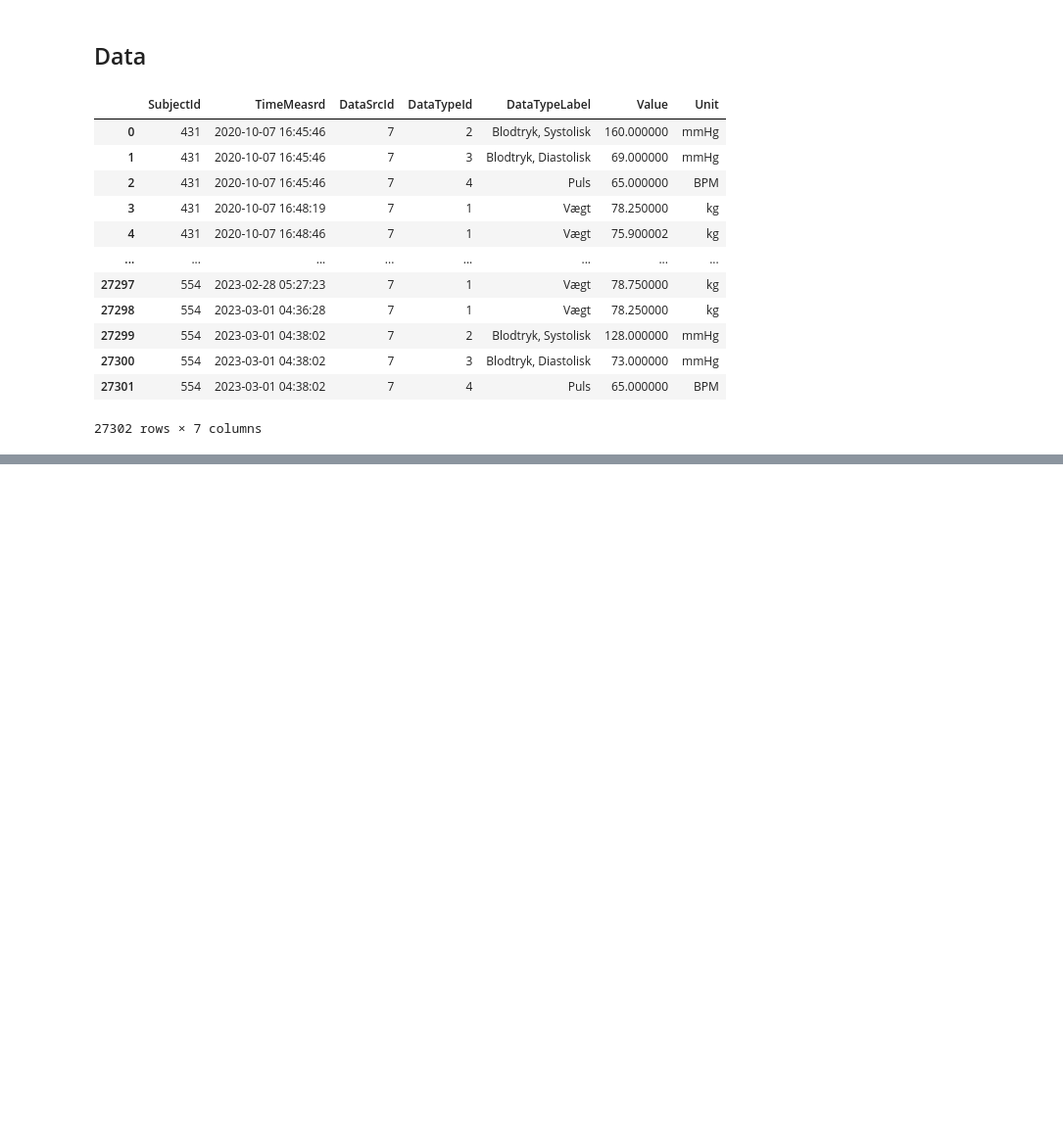
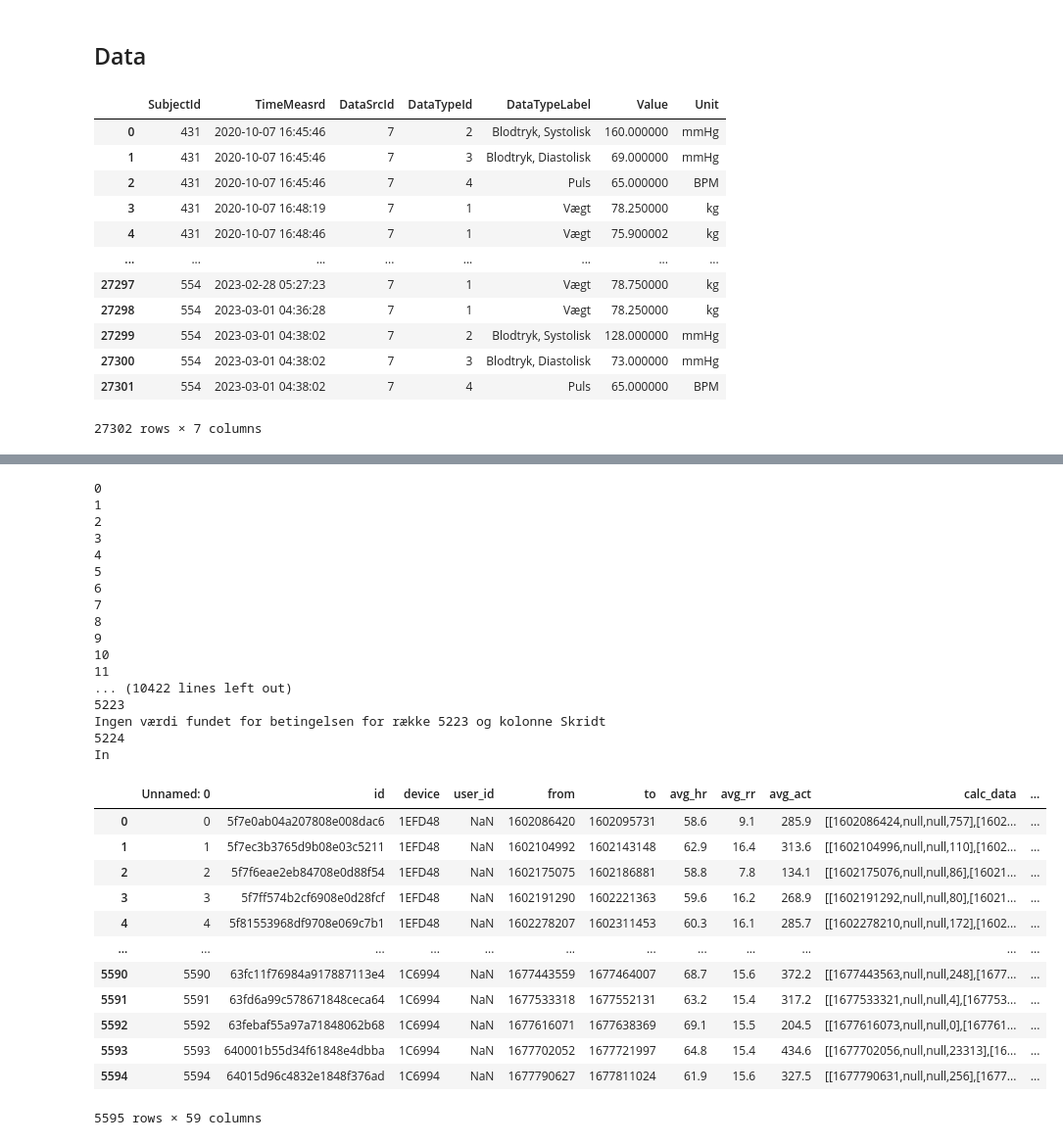
Before and after one commit to MathiasKirk/Projekt_Kandidat2, a Jupyter notebook: FP1_FP2SetSammenMedData.ipynb, the cells around one changed output, grey strips where cells are left out. Shown: that part at 98% size. Saved outputs shown, nothing was run; the diff lists cells and outputs as text; code cells hidden in the pictures; blank space fills up the shorter version.

```diff
--- a/FP1_FP2SetSammenMedData.ipynb
+++ b/FP1_FP2SetSammenMedData.ipynb
@@ -43,0 +51,61 @@ data.head(7)
+# %%
+import datetime
+
+
+# Take dataframes data and make new column 'from_datetime' to convert unix emffit that is in the format 1602086420 to datetime
+data['from_datetime'] = pd.to_datetime(data['from'], unit='s')
+
+# convert 'TimeMeasrd' column to datetime format
+df_FP2['TimeMeasrd'] = pd.to_datetime(df_FP2['TimeMeasrd'])
+
+# safe unique values from 'DataTypeLabel' in a list
+DataTypeLabel = df_FP2['DataTypeLabel'].unique()
+
+# Make new column names for each DataTypeLabel
+for i in DataTypeLabel:
+    data[i] = np.nan
+
+
+# Now use from data['from_datetime'] to find the right row in df_FP2 and fill in the right value in the right column
+for i in range(len(data)):
+    print(i)
+    for j in DataTypeLabel:
+        try:
+            # Indsæt i data dataframe 'Values' fra df_FP2 dataframe hvis 'from_datetime' er inden for den samme dag som 'TimeMeasrd'
+            # og hvis SubjectId i df_FP2 matcher patient_ID i data dataframe
+            data.loc[i, j] = df_FP2.loc[(df_FP2['DataTypeLabel'] == j) & (pd.to_datetime(df_FP2['TimeMeasrd']).dt.date == pd.to_datetime(data['from_datetime'][i]).date()) & (df_FP2['SubjectId'] == data['patient_ID'][i]), 'Value'].iloc[0]
+        except IndexError:
+            print(f"Ingen værdi fundet for betingelsen for række {i} og kolonne {j}")
+
+data
+# %% [output]
+0
+1
+2
+3
+4
+5
+6
+7
+8
+9
+10
+11
+... (10422 lines left out)
+5223
+Ingen værdi fundet for betingelsen for række 5223 og kolonne Skridt
+5224
+In
+|  | Unnamed: 0 | id | device | user_id | from | to | avg_hr | avg_rr | avg_act | calc_data | ... |
+| 0 | 0 | 5f7e0ab04a207808e008dac6 | 1EFD48 | NaN | 1602086420 | 1602095731 | 58.6 | 9.1 | 285.9 | [[1602086424,null,null,757],[1602... | ... |
+| 1 | 1 | 5f7ec3b3765d9b08e03c5211 | 1EFD48 | NaN | 1602104992 | 1602143148 | 62.9 | 16.4 | 313.6 | [[1602104996,null,null,110],[1602... | ... |
+| 2 | 2 | 5f7f6eae2eb84708e0d88f54 | 1EFD48 | NaN | 1602175075 | 1602186881 | 58.8 | 7.8 | 134.1 | [[1602175076,null,null,86],[16021... | ... |
+| 3 | 3 | 5f7ff574b2cf6908e0d28fcf | 1EFD48 | NaN | 1602191290 | 1602221363 | 59.6 | 16.2 | 268.9 | [[1602191292,null,null,80],[16021... | ... |
+| 4 | 4 | 5f81553968df9708e069c7b1 | 1EFD48 | NaN | 1602278207 | 1602311453 | 60.3 | 16.1 | 285.7 | [[1602278210,null,null,172],[1602... | ... |
+| ... | ... | ... | ... | ... | ... | ... | ... | ... | ... | ... | ... |
+| 5590 | 5590 | 63fc11f76984a917887113e4 | 1C6994 | NaN | 1677443559 | 1677464007 | 68.7 | 15.6 | 372.2 | [[1677443563,null,null,248],[1677... | ... |
+| 5591 | 5591 | 63fd6a99c578671848ceca64 | 1C6994 | NaN | 1677533318 | 1677552131 | 63.2 | 15.4 | 317.2 | [[1677533321,null,null,4],[167753... | ... |
+| 5592 | 5592 | 63febaf55a97a71848062b68 | 1C6994 | NaN | 1677616071 | 1677638369 | 69.1 | 15.5 | 204.5 | [[1677616073,null,null,0],[167761... | ... |
+| 5593 | 5593 | 640001b55d34f61848e4dbba | 1C6994 | NaN | 1677702052 | 1677721997 | 64.8 | 15.4 | 434.6 | [[1677702056,null,null,23313],[16... | ... |
+| 5594 | 5594 | 64015d96c4832e1848f376ad | 1C6994 | NaN | 1677790627 | 1677811024 | 61.9 | 15.6 | 327.5 | [[1677790631,null,null,256],[1677... | ... |
+5595 rows × 59 columns
```
Also changed, not shown: parts of 3 cells of this notebook.
